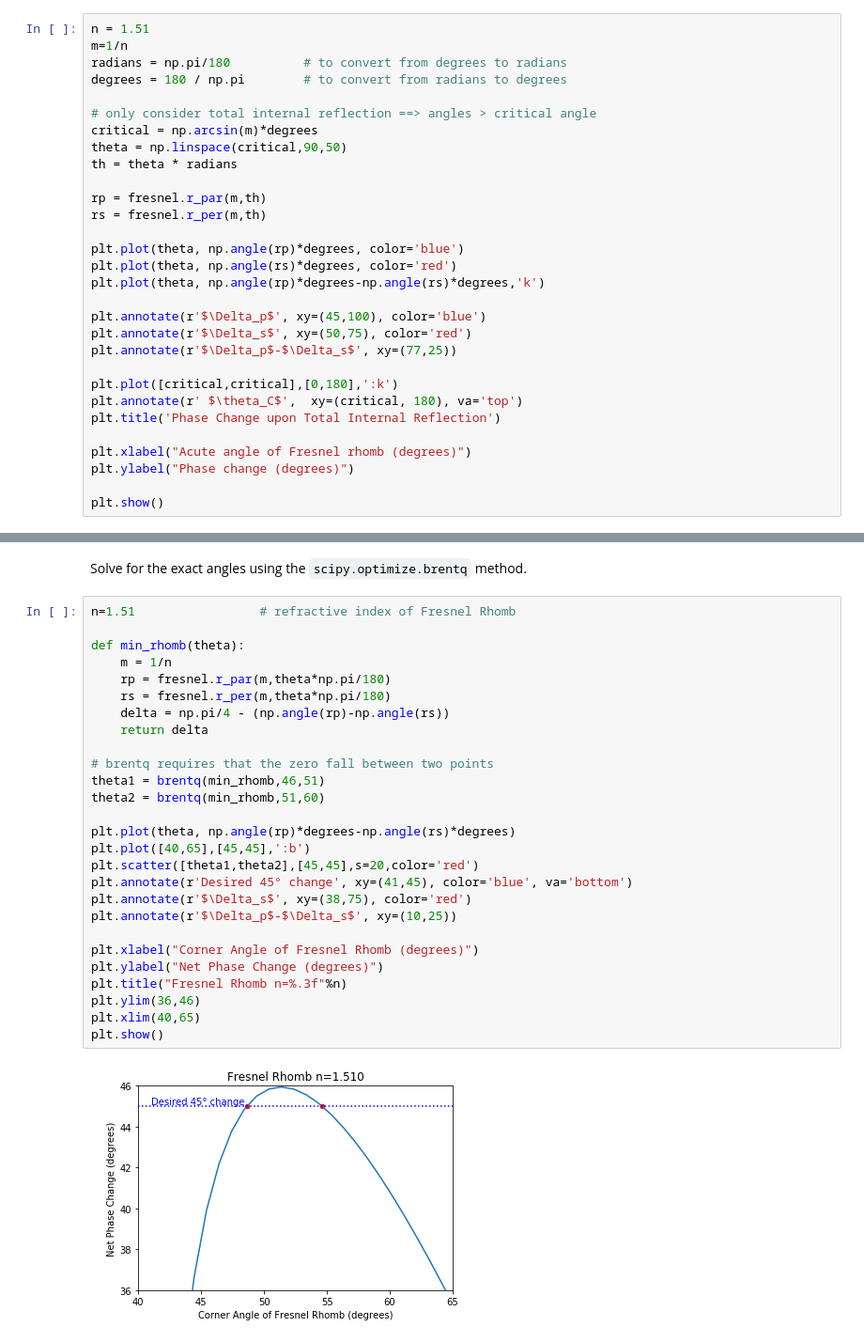
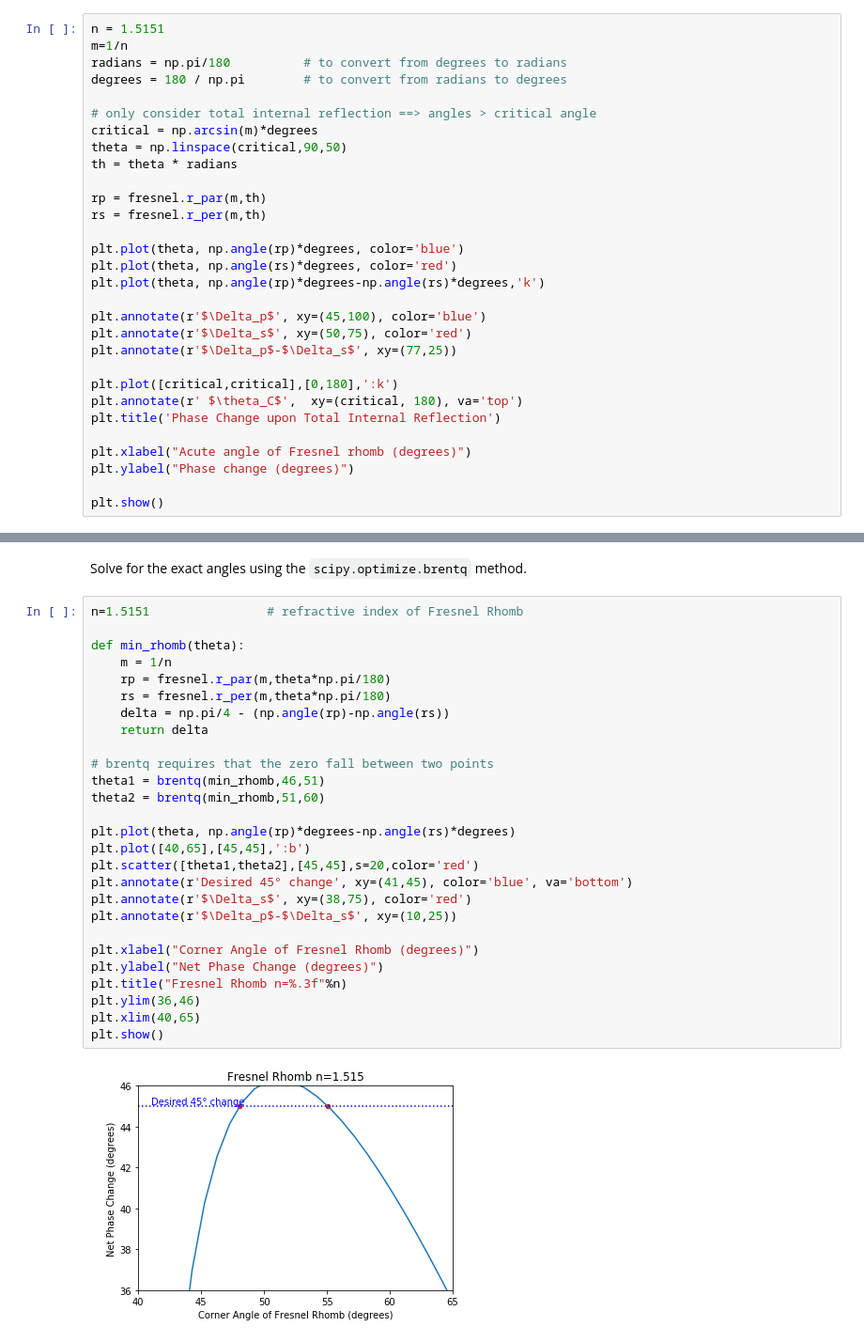
Before and after one commit to scottprahl/pypolar, a Jupyter notebook: doc/05-fresnel-rhomb.ipynb, the cells around one changed output, grey strips where cells are left out. Shown at 94% size. Saved outputs shown, nothing was run; the diff lists cells and outputs as text.

```diff
--- a/doc/05-fresnel-rhomb.ipynb
+++ b/doc/05-fresnel-rhomb.ipynb
@@ -33,5 +42,5 @@ The Fresnel field reflection will light hitting the inside face of the glass rho
 # %%
-n = 1.51
+n = 1.5151
 m=1/n
 radians = np.pi/180          # to convert from degrees to radians
 degrees = 180 / np.pi        # to convert from radians to degrees
@@ -82,32 +91,32 @@ plt.show()
 # %% [markdown]
 Solve for the exact angles using the `scipy.optimize.brentq` method.
 # %%
-n=1.51                 # refractive index of Fresnel Rhomb
+n=1.5151                # refractive index of Fresnel Rhomb
 
 def min_rhomb(theta):
     m = 1/n
     rp = fresnel.r_par(m,theta*np.pi/180)
     rs = fresnel.r_per(m,theta*np.pi/180)
     delta = np.pi/4 - (np.angle(rp)-np.angle(rs))
     return delta
 
 # brentq requires that the zero fall between two points
 theta1 = brentq(min_rhomb,46,51)
 theta2 = brentq(min_rhomb,51,60)
 
 plt.plot(theta, np.angle(rp)*degrees-np.angle(rs)*degrees)
 plt.plot([40,65],[45,45],':b')
 plt.scatter([theta1,theta2],[45,45],s=20,color='red')
 plt.annotate(r'Desired 45° change', xy=(41,45), color='blue', va='bottom')
 plt.annotate(r'$\Delta_s$', xy=(38,75), color='red')
 plt.annotate(r'$\Delta_p$-$\Delta_s$', xy=(10,25))
 
 plt.xlabel("Corner Angle of Fresnel Rhomb (degrees)")
 plt.ylabel("Net Phase Change (degrees)")
 plt.title("Fresnel Rhomb n=%.3f"%n)
 plt.ylim(36,46)
 plt.xlim(40,65)
 plt.show()
 # %% [output]
-[figure, old version]
+[figure, new version]
 # %%
```
Also changed, not shown: parts of 11 cells of this notebook.
